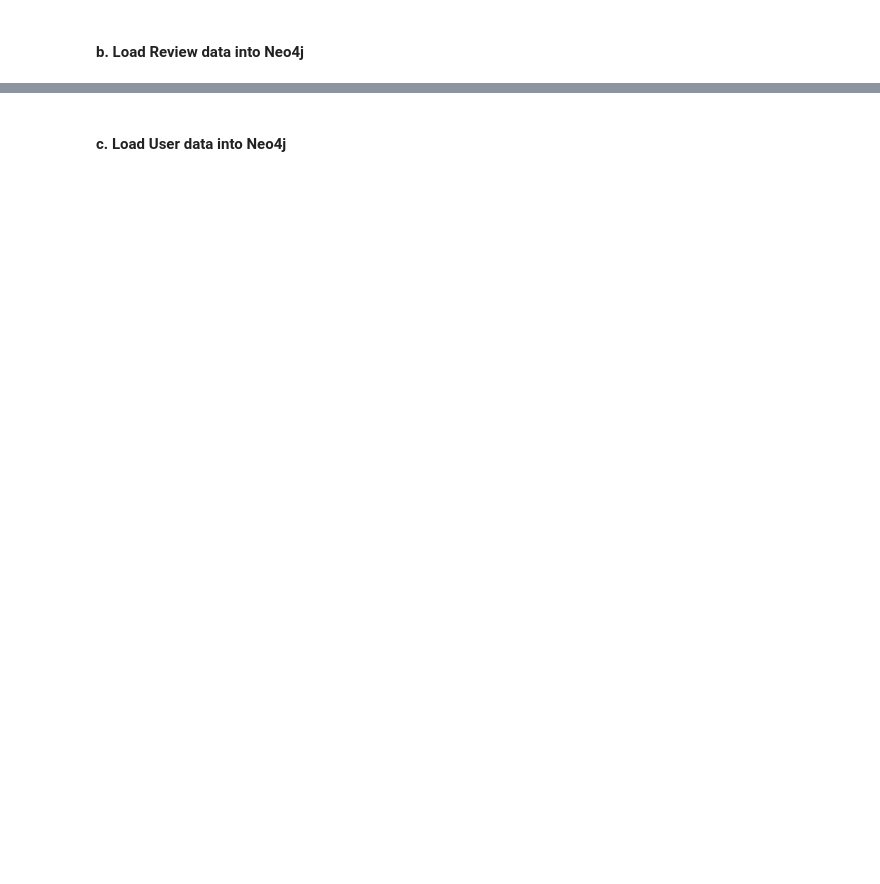
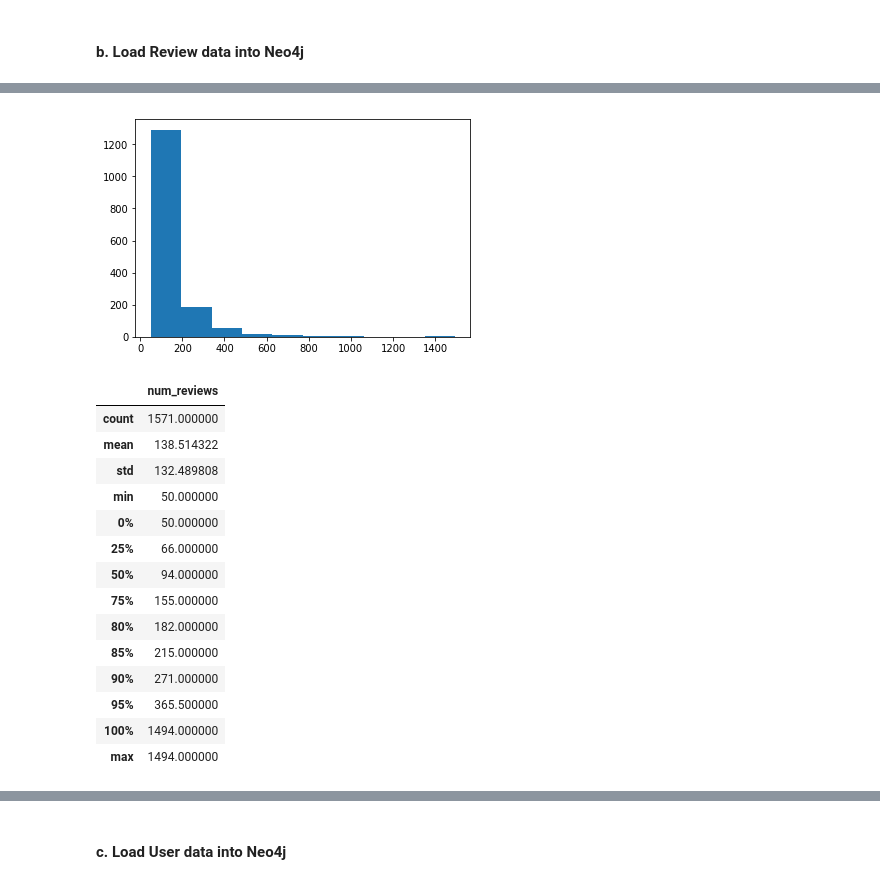
Before and after one commit to neo4j-contrib/neo4j-data-science-yelp, a Jupyter notebook: notebooks/neo4j_yelp_00_data_load_toronto.ipynb, the cells around one changed output, grey strips where cells are left out. Drawn from its saved outputs; the diff is of its cells as text; code cells hidden in the pictures; blank space fills up the shorter version.

```diff
--- a/notebooks/neo4j_yelp_00_data_load_toronto.ipynb
+++ b/notebooks/neo4j_yelp_00_data_load_toronto.ipynb
@@ -171,0 +264,4 @@ Wall time: 681 ms
+# %%
+# get a list of categories with less than 10 businesses
+categories_to_delete = result_df['cat'].tolist()
+display(categories_to_delete)
@@ -171,0 +375,2 @@ Wall time: 681 ms
+# %%
+categories_to_delete_new = ['Restaurants','Food','Event Planning & Services','Lounges']
@@ -211,0 +540,16 @@ Wall time: 3min 3s
+# %%
+%%time
+# get number of users
+
+query = """
+        MATCH (u:User)
+        RETURN COUNT(u)
+        """
+
+with driver.session() as session:
+    result = session.run(query)
+
+
+result_df = pd.DataFrame([dict(record) for record in result])
+
+display(result_df)
@@ -211,0 +561,16 @@ Wall time: 3min 3s
+# %%
+%%time
+# get number of reviews a business has received
+
+query = """
+        MATCH (u:User)-[r:REVIEWED]->(b:Business)
+        RETURN b.name, COUNT(u) as num_reviews
+        """
+
+with driver.session() as session:
+    result = session.run(query)
+
+
+result_df = pd.DataFrame([dict(record) for record in result])
+
+display(result_df.sort_values('num_reviews',ascending=False))
@@ -211,0 +598,23 @@ Wall time: 3min 3s
+# %%
+# look at distribution of reviews
+plt.hist(result_df['num_reviews'])
+plt.show()
+
+result_df.describe([0,0.25, 0.5,0.75,0.8,0.85,0.9,0.95,1])
+# %% [output]
+[figure, added]
+|  | num_reviews |
+| count | 1571.000000 |
+| mean | 138.514322 |
+| std | 132.489808 |
+| min | 50.000000 |
+| 0% | 50.000000 |
+| 25% | 66.000000 |
+| 50% | 94.000000 |
+| 75% | 155.000000 |
+| 80% | 182.000000 |
+| 85% | 215.000000 |
+| 90% | 271.000000 |
+| 95% | 365.500000 |
+| 100% | 1494.000000 |
+| max | 1494.000000 |
```
Also changed, not shown: parts of 39 cells of this notebook.
